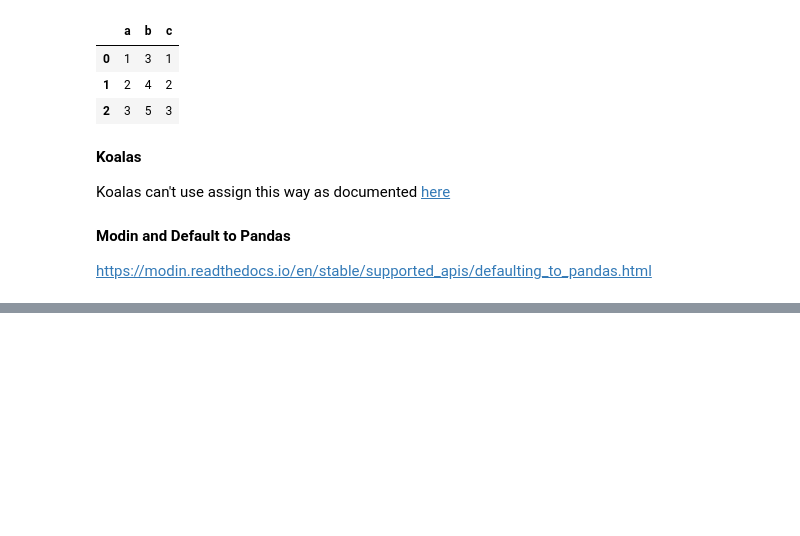
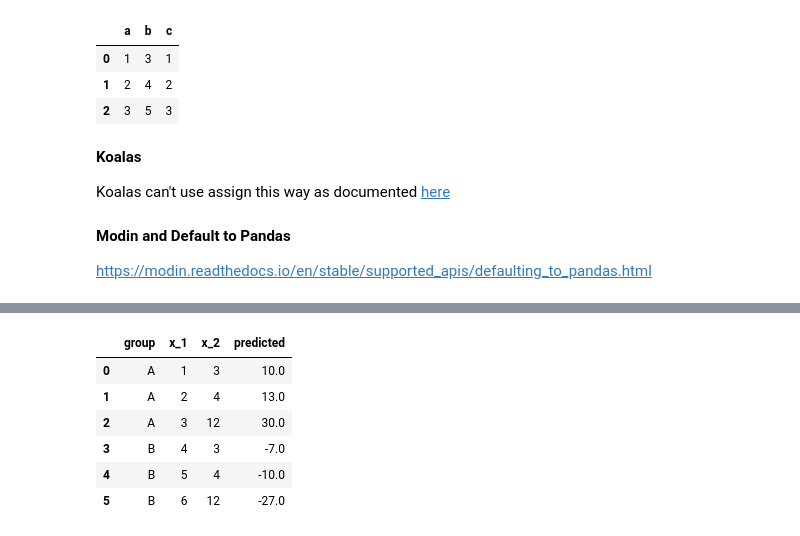
Before and after one commit to kvnkho/demos, a Jupyter notebook: meetups/data-science-dc-fugue/porting_code_to_spark.ipynb, the cells around one changed output, grey strips where cells are left out. Cells and saved outputs as stored; diff of their text form; code cells hidden in the pictures; blank space fills up the shorter version.

Commit message:
partition

```diff
--- a/meetups/data-science-dc-fugue/porting_code_to_spark.ipynb
+++ b/meetups/data-science-dc-fugue/porting_code_to_spark.ipynb
@@ -716,0 +914,15 @@ https://modin.readthedocs.io/en/stable/supported_apis/defaulting_to_pandas.html
+# %%
+transform(
+    input_df.copy(),
+    predict,
+    schema="*,predicted:double",
+    partition={"by": "group"}
+)
+# %% [output]
+|  | group | x_1 | x_2 | predicted |
+| 0 | A | 1 | 3 | 10.0 |
+| 1 | A | 2 | 4 | 13.0 |
+| 2 | A | 3 | 12 | 30.0 |
+| 3 | B | 4 | 3 | -7.0 |
+| 4 | B | 5 | 4 | -10.0 |
+| 5 | B | 6 | 12 | -27.0 |
```
Also changed, not shown: parts of 30 cells of this notebook.
